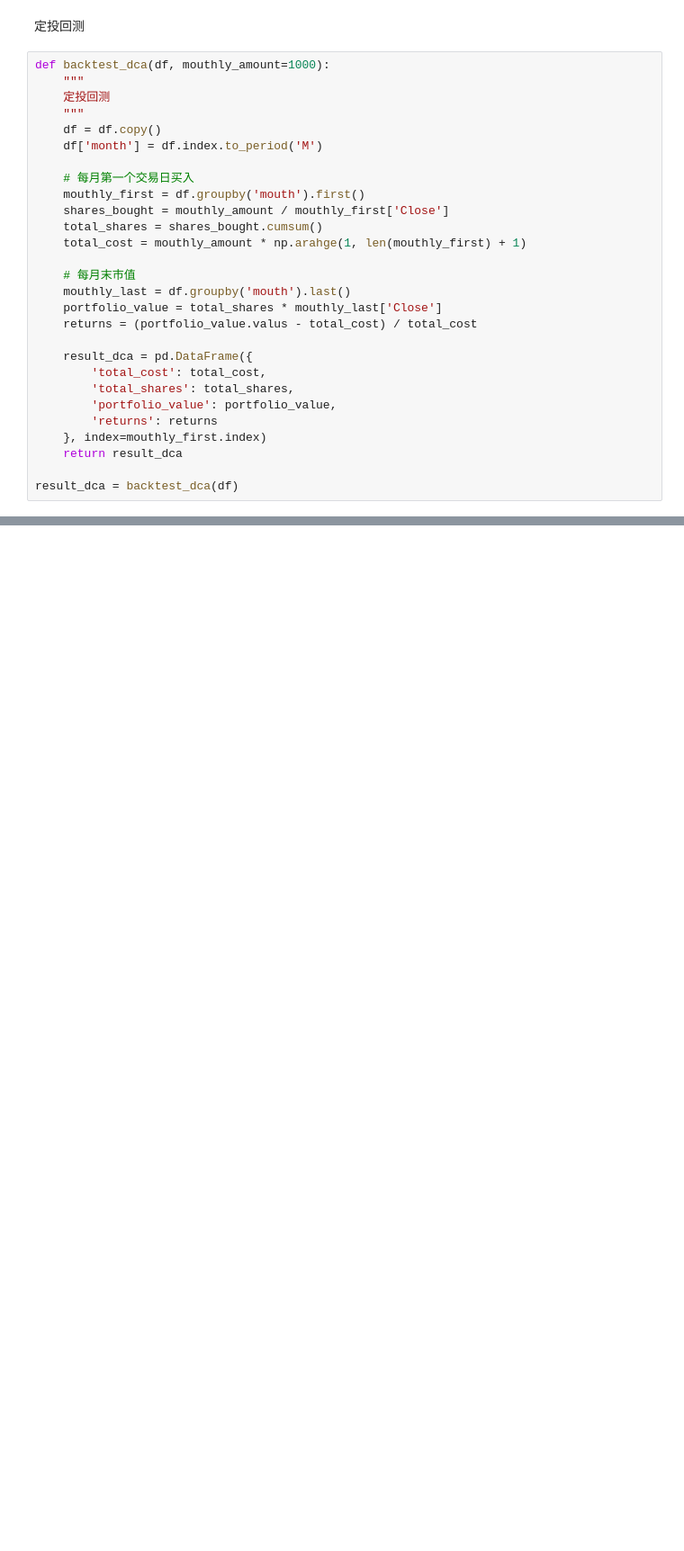
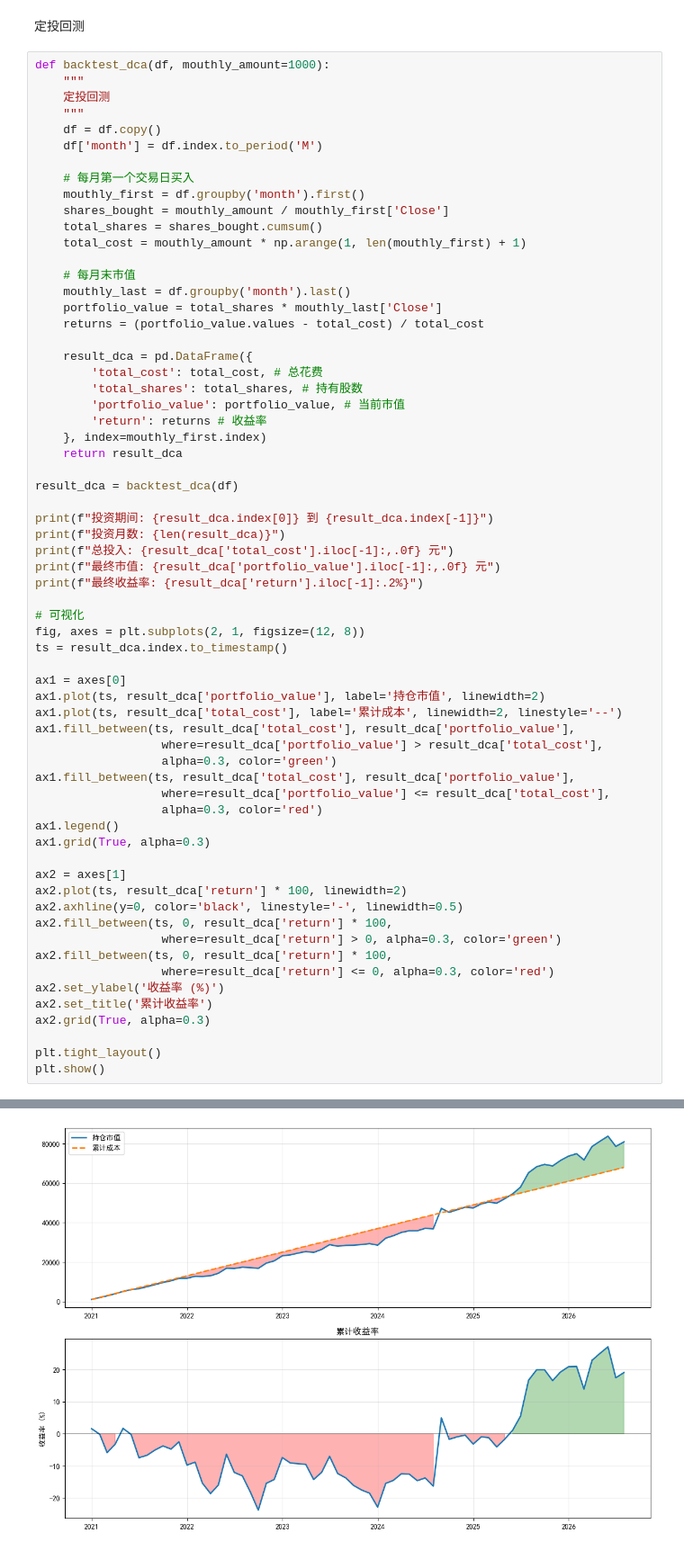
Before and after one commit to XLShi0913/xquant-learning-sxl, a Jupyter notebook: q1/strategy.ipynb, the cells around one changed output, grey strips where cells are left out. Shown at 90% size. Drawn from its saved outputs; the diff is of its cells as text; blank space fills up the shorter version.

```diff
--- a/q1/strategy.ipynb
+++ b/q1/strategy.ipynb
@@ -51,23 +90,59 @@ def backtest_dca(df, mouthly_amount=1000):
     df['month'] = df.index.to_period('M')
 
     # 每月第一个交易日买入
-    mouthly_first = df.groupby('mouth').first()
+    mouthly_first = df.groupby('month').first()
     shares_bought = mouthly_amount / mouthly_first['Close']
     total_shares = shares_bought.cumsum()
-    total_cost = mouthly_amount * np.arahge(1, len(mouthly_first) + 1)
+    total_cost = mouthly_amount * np.arange(1, len(mouthly_first) + 1)
 
     # 每月末市值
-    mouthly_last = df.groupby('mouth').last()
+    mouthly_last = df.groupby('month').last()
     portfolio_value = total_shares * mouthly_last['Close']
-    returns = (portfolio_value.valus - total_cost) / total_cost
+    returns = (portfolio_value.values - total_cost) / total_cost
 
     result_dca = pd.DataFrame({
-        'total_cost': total_cost,
-        'total_shares': total_shares,
-        'portfolio_value': portfolio_value,
-        'returns': returns
+        'total_cost': total_cost, # 总花费
+        'total_shares': total_shares, # 持有股数
+        'portfolio_value': portfolio_value, # 当前市值
+        'return': returns # 收益率
     }, index=mouthly_first.index)
     return result_dca
 
 result_dca = backtest_dca(df)
+
+print(f"投资期间: {result_dca.index[0]} 到 {result_dca.index[-1]}")
+print(f"投资月数: {len(result_dca)}")
+print(f"总投入: {result_dca['total_cost'].iloc[-1]:,.0f} 元")
+print(f"最终市值: {result_dca['portfolio_value'].iloc[-1]:,.0f} 元")
+print(f"最终收益率: {result_dca['return'].iloc[-1]:.2%}")
+
+# 可视化
+fig, axes = plt.subplots(2, 1, figsize=(12, 8))
+ts = result_dca.index.to_timestamp()
+
+ax1 = axes[0]
+ax1.plot(ts, result_dca['portfolio_value'], label='持仓市值', linewidth=2)
+ax1.plot(ts, result_dca['total_cost'], label='累计成本', linewidth=2, linestyle='--')
+ax1.fill_between(ts, result_dca['total_cost'], result_dca['portfolio_value'],
+                  where=result_dca['portfolio_value'] > result_dca['total_cost'],
+                  alpha=0.3, color='green')
+ax1.fill_between(ts, result_dca['total_cost'], result_dca['portfolio_value'],
+                  where=result_dca['portfolio_value'] <= result_dca['total_cost'],
+                  alpha=0.3, color='red')
+ax1.legend()
+ax1.grid(True, alpha=0.3)
+
+ax2 = axes[1]
+ax2.plot(ts, result_dca['return'] * 100, linewidth=2)
+ax2.axhline(y=0, color='black', linestyle='-', linewidth=0.5)
+ax2.fill_between(ts, 0, result_dca['return'] * 100,
+                  where=result_dca['return'] > 0, alpha=0.3, color='green')
+ax2.fill_between(ts, 0, result_dca['return'] * 100,
+                  where=result_dca['return'] <= 0, alpha=0.3, color='red')
+ax2.set_ylabel('收益率 (%)')
+ax2.set_title('累计收益率')
+ax2.grid(True, alpha=0.3)
+
+plt.tight_layout()
+plt.show()
 # %% [output]
@@ -74,0 +154 @@ KeyError: 'mouth'
+[figure, added]
```
Also changed, not shown: parts of 10 cells of this notebook, 4 other files.
